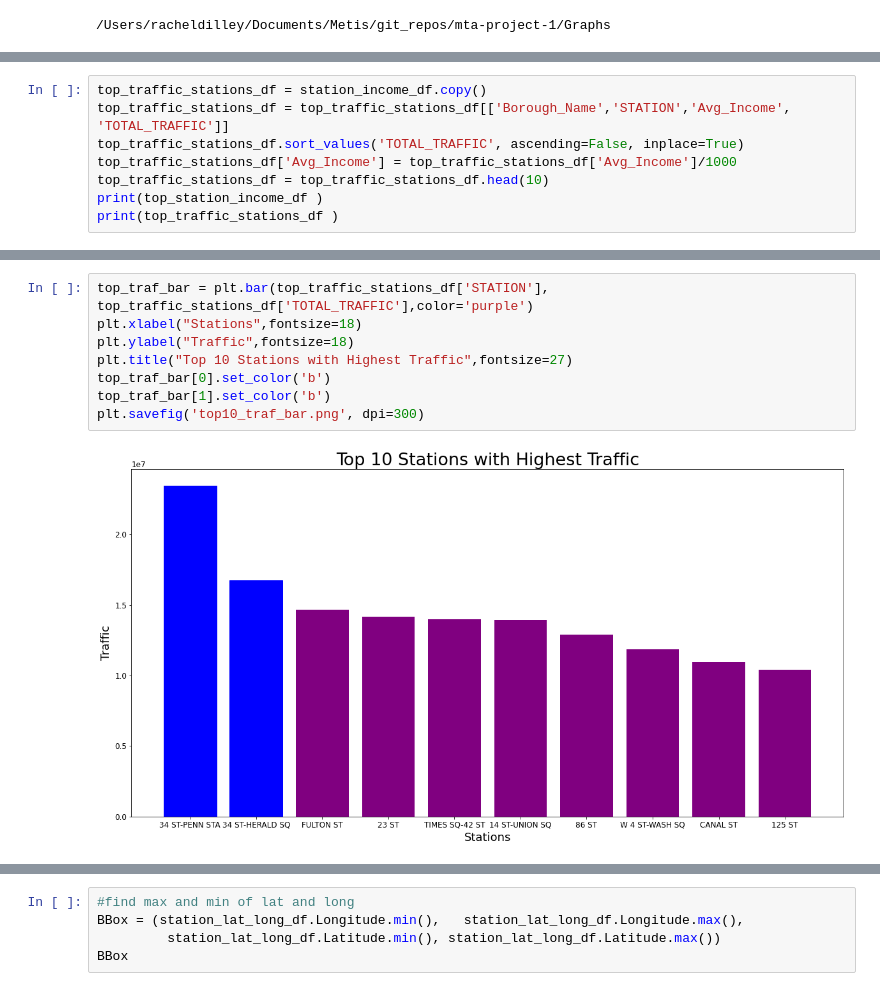
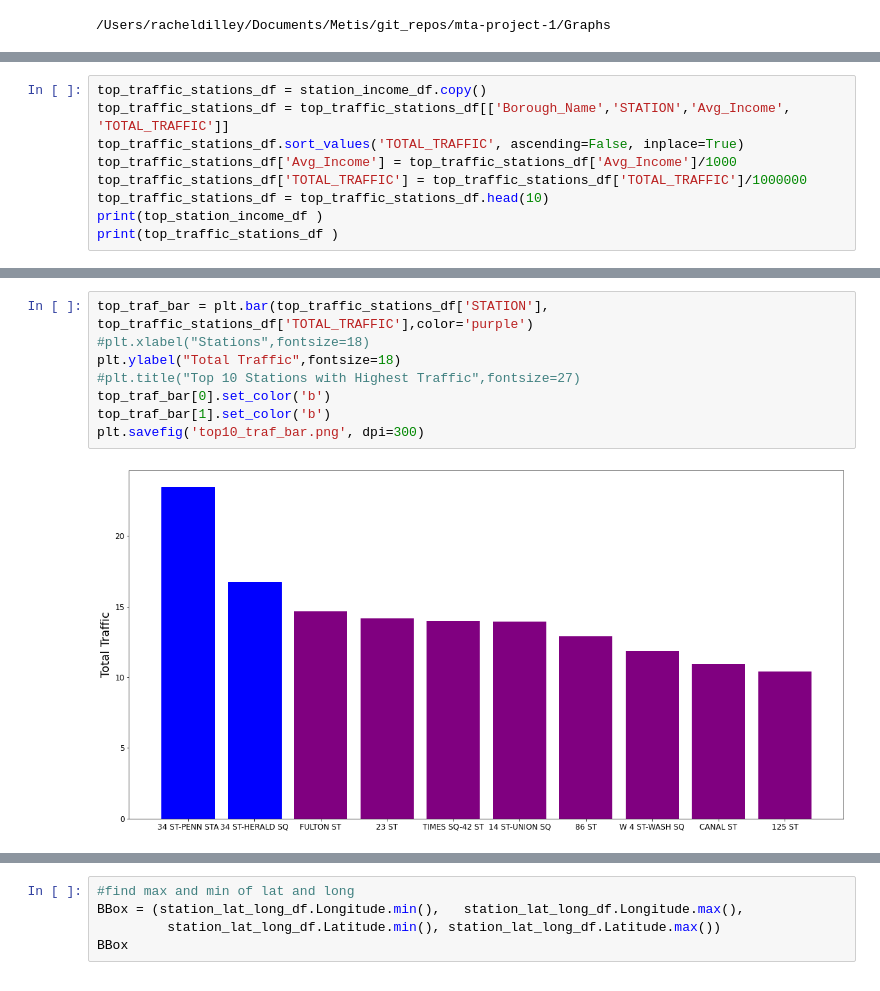
Before and after one commit to racheldilley1/mta-project-1, a Jupyter notebook: Proj2.ipynb, the cells around one changed output, grey strips where cells are left out. Drawn from its saved outputs; the diff is of its cells as text.

```diff
--- a/Proj2.ipynb
+++ b/Proj2.ipynb
@@ -495,6 +496,7 @@ top_traffic_stations_df = station_income_df.copy()
 top_traffic_stations_df = top_traffic_stations_df[['Borough_Name','STATION','Avg_Income', 'TOTAL_TRAFFIC']]
 top_traffic_stations_df.sort_values('TOTAL_TRAFFIC', ascending=False, inplace=True)
 top_traffic_stations_df['Avg_Income'] = top_traffic_stations_df['Avg_Income']/1000
+top_traffic_stations_df['TOTAL_TRAFFIC'] = top_traffic_stations_df['TOTAL_TRAFFIC']/1000000
 top_traffic_stations_df = top_traffic_stations_df.head(10)
 print(top_station_income_df )
 print(top_traffic_stations_df )
@@ -530,12 +532,12 @@ plt.savefig('top10_inc_traf_bar.png', dpi=300)
 # %%
 top_traf_bar = plt.bar(top_traffic_stations_df['STATION'], top_traffic_stations_df['TOTAL_TRAFFIC'],color='purple')
-plt.xlabel("Stations",fontsize=18)
-plt.ylabel("Traffic",fontsize=18)
-plt.title("Top 10 Stations with Highest Traffic",fontsize=27)
+#plt.xlabel("Stations",fontsize=18)
+plt.ylabel("Total Traffic",fontsize=18)
+#plt.title("Top 10 Stations with Highest Traffic",fontsize=27)
 top_traf_bar[0].set_color('b')
 top_traf_bar[1].set_color('b')
 plt.savefig('top10_traf_bar.png', dpi=300)
 # %% [output]
-[figure, old version]
+[figure, new version]
 # %%
 top_traf_inc_bar = plt.bar(top_station_income_df['STATION'], top_station_income_df['TOTAL_TRAFFIC'], color='purple')
```
Also changed, not shown: parts of 4 cells of this notebook, 2 other files.
